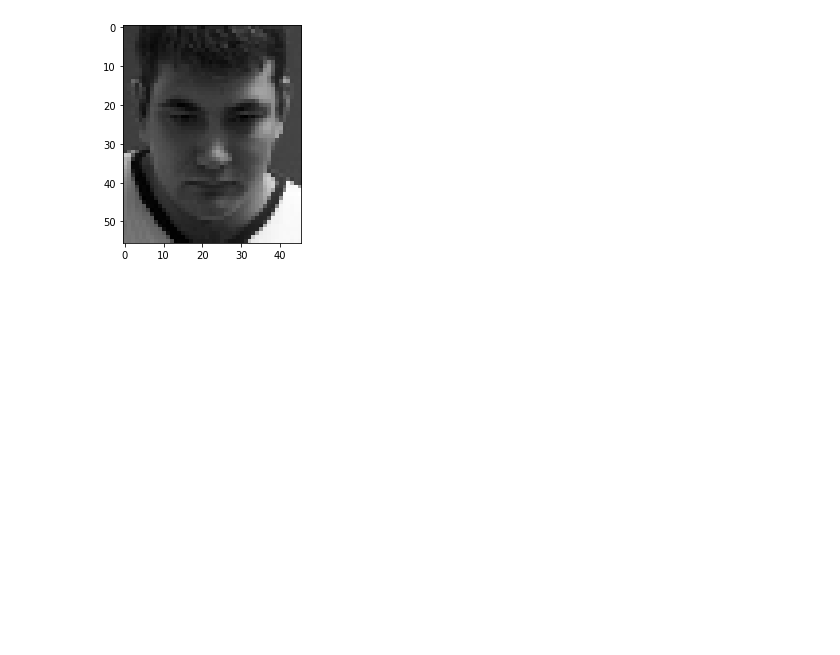
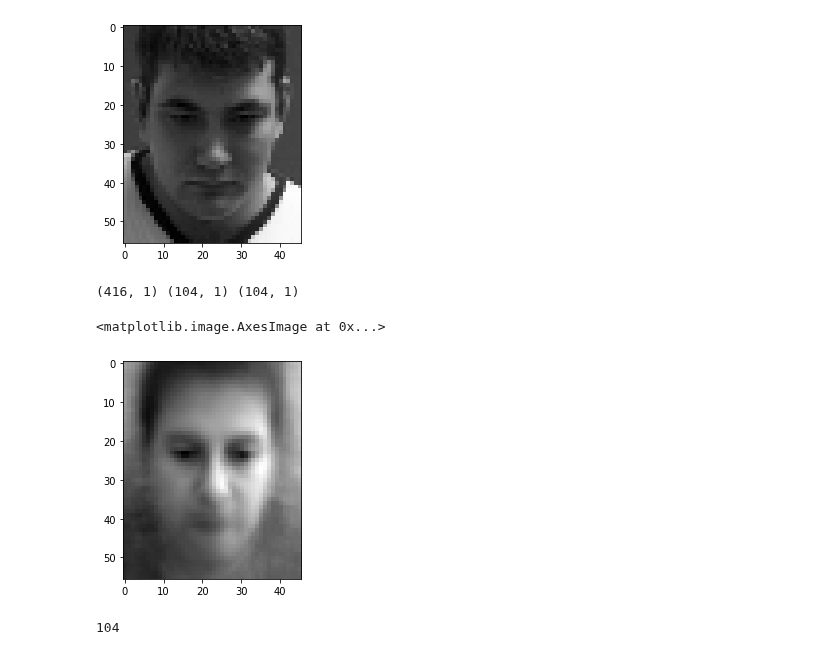
Before and after one commit to pedromonteiro18/Pattern_Recognition, a Jupyter notebook: Coursework.ipynb, the cells around one changed output. Saved outputs shown, nothing was run; the diff lists cells and outputs as text; code cells hidden in the pictures; blank space fills up the shorter version.

```diff
--- a/Coursework.ipynb
+++ b/Coursework.ipynb
@@ -150,0 +149,47 @@ plt.imshow(im.T, cmap= 'gist_gray')
+# %%
+#---------------------------------- QUESTION 2 -------------------------------------------#
+# Split the data into 4 parts (104 images each)
+data_train_1, data_train_2, data_train_3, data_train_4 = np.split(data_train, 4)
+data_test_1, data_test_2, data_test_3, data_test_4 = np.split(data_test, 4)
+label_train_1, label_train_2, label_train_3, label_train_4 = np.split(label_train, 4)
+label_test_1, label_test_2, label_test_3, label_test_4 = np.split(label_test, 4)
+
+print(label_train.shape, label_train_1.shape, label_train_2.shape)
+# %% [output]
+(416, 1) (104, 1) (104, 1)
+# %%
+# PCA trained by only the first subset
+
+#compute average face vector
+avg_1 = np.mean(data_train_1, axis = 0)
+plt.imshow(np.reshape(avg_1,(46,56)).T, cmap = 'gist_gray')
+# %% [output]
+<matplotlib.image.AxesImage at 0x...>
+[figure, added]
+# %%
+#subtract the mean face of dataset 1
+A1 = np.empty([0,2576])
+
+for i in range(len(data_train_1)):
+    app = np.array([data_train_1[i] - avg_1])
+    newA = np.append(A1, app, axis = 0)
+    A1 = newA
+A1 = A1.T
+
+print(len(A1[0]))
+
+#Low-dimensional computation of eigenspace of dataset 1
+S1 = np.dot(A1.T, A1)*1/len(data_train_1)
+N=S1.shape[0]
+M=len(A1[0])
+Meigvals, Meigvecs = eigh(S1, eigvals=(N-M, N-1))
+
+eigvecsM = Meigvecs.astype(float)
+eigvecsM = preprocessing.normalize(np.dot(A1, eigvecsM).T)
+
+#represent each normalized face by its projections
+Wn = np.dot(A[:,[100]].T, eigvecsM.T)
+print(Wn.shape)
+# print(np.sort(eigvalsLow)[::-1])
+# %% [output]
+104
```
Also changed, not shown: parts of 2 cells of this notebook.
